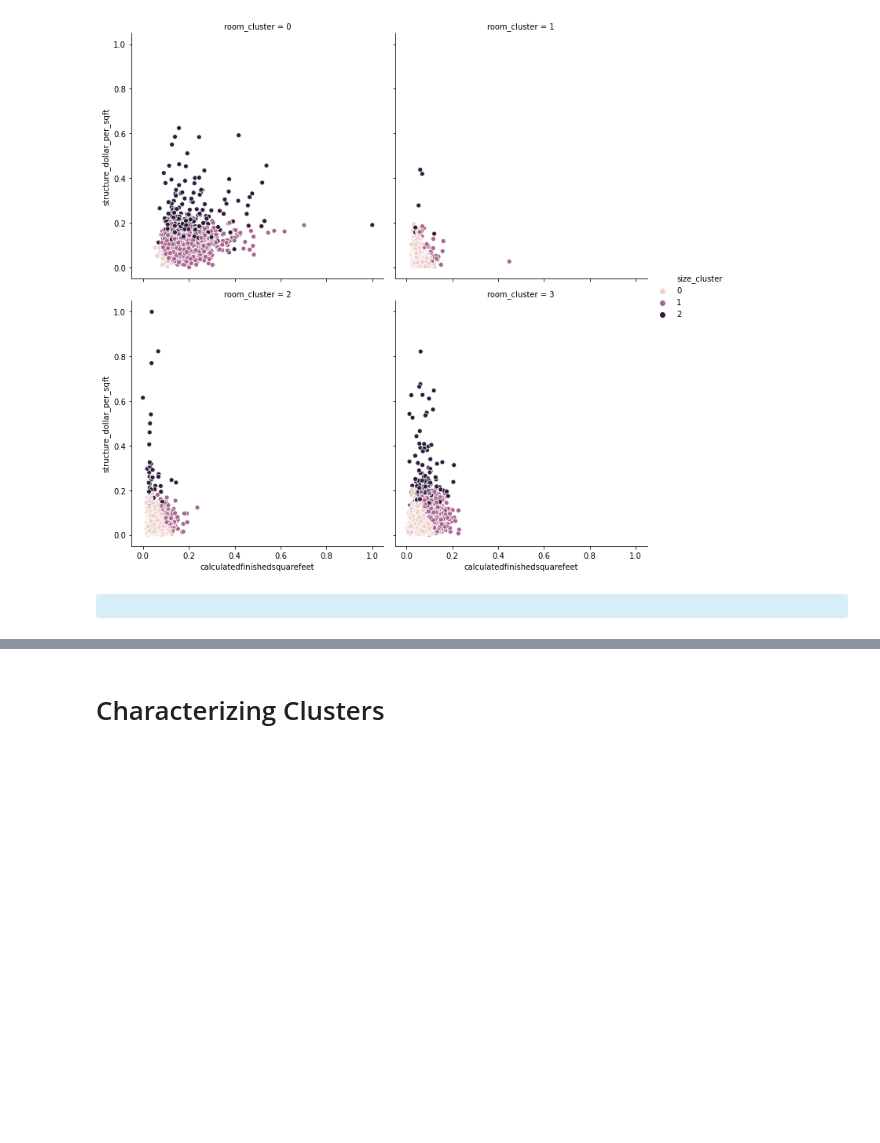
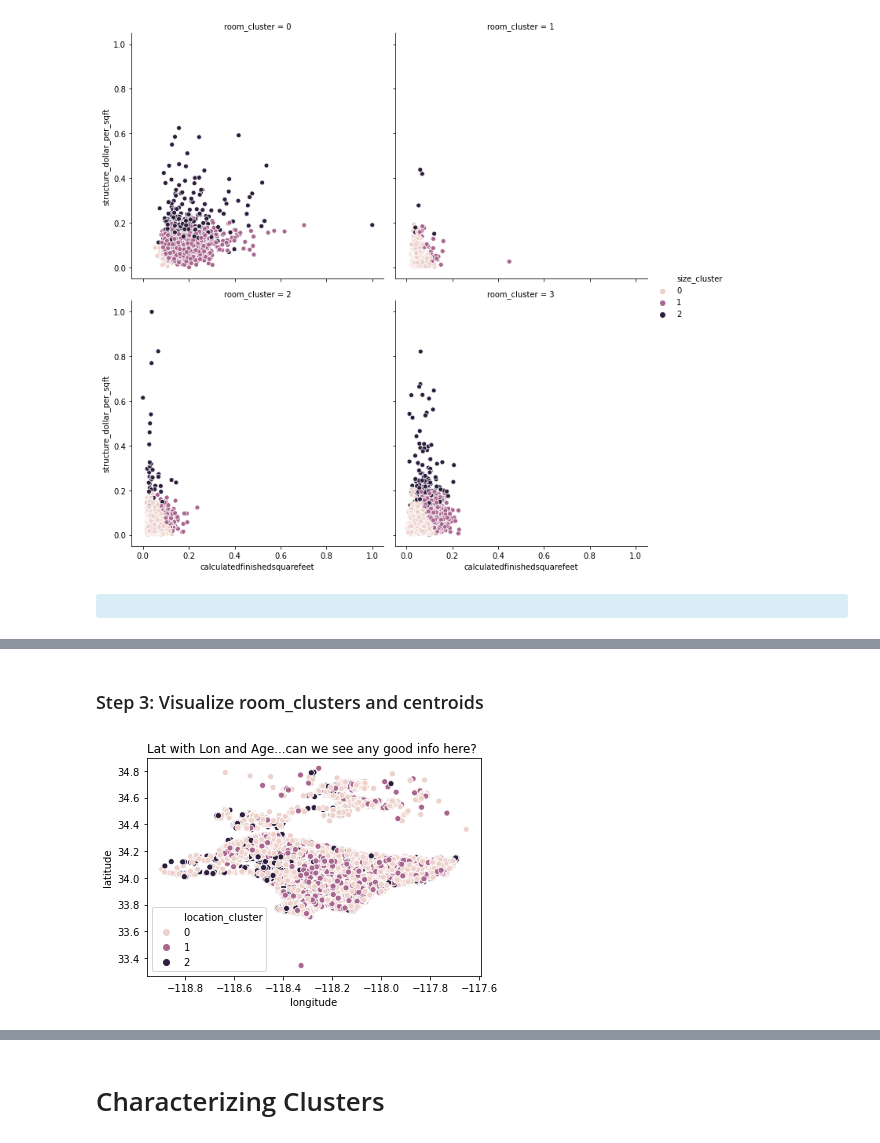
Before and after one commit to CSolitaire/zillow_cluster_project, a Jupyter notebook: mvp.ipynb, the cells around one changed output, grey strips where cells are left out. Cells and saved outputs as stored; diff of their text form; code cells hidden in the pictures; blank space fills up the shorter version.

```diff
--- a/mvp.ipynb
+++ b/mvp.ipynb
@@ -296,0 +334,4 @@ plt.show()
+# %%
+# Function that extracts centroids from k-means
+centroids = explore.get_centroids(cluster_vars, cluster_col_name='location_cluster', kmeans= kmeans)
+centroids
@@ -296,0 +345,3 @@ plt.show()
+# %%
+X_train, X_train_scaled = explore.add_to_train(train_clusters, centroids, X_train, X_train_scaled, cluster_col_name = 'location_cluster')
+X_train_scaled.head()
@@ -296,0 +356,8 @@ plt.show()
+# %% [markdown]
+### Step 3: Visualize room_clusters and centroids
+# %%
+sns.scatterplot(x='longitude', y='latitude', hue='location_cluster', data=X_train)
+plt.title("Lat with Lon and Age...can we see any good info here? ")
+plt.show()
+# %% [output]
+[figure, added]
```
Also changed, not shown: parts of 44 cells of this notebook.
